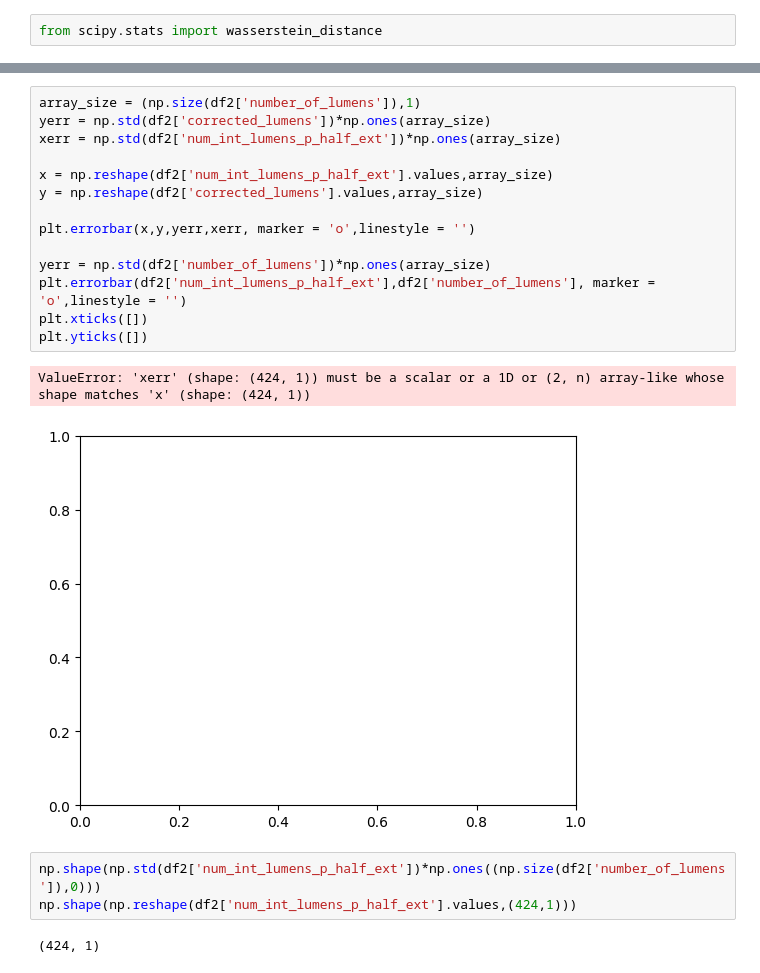
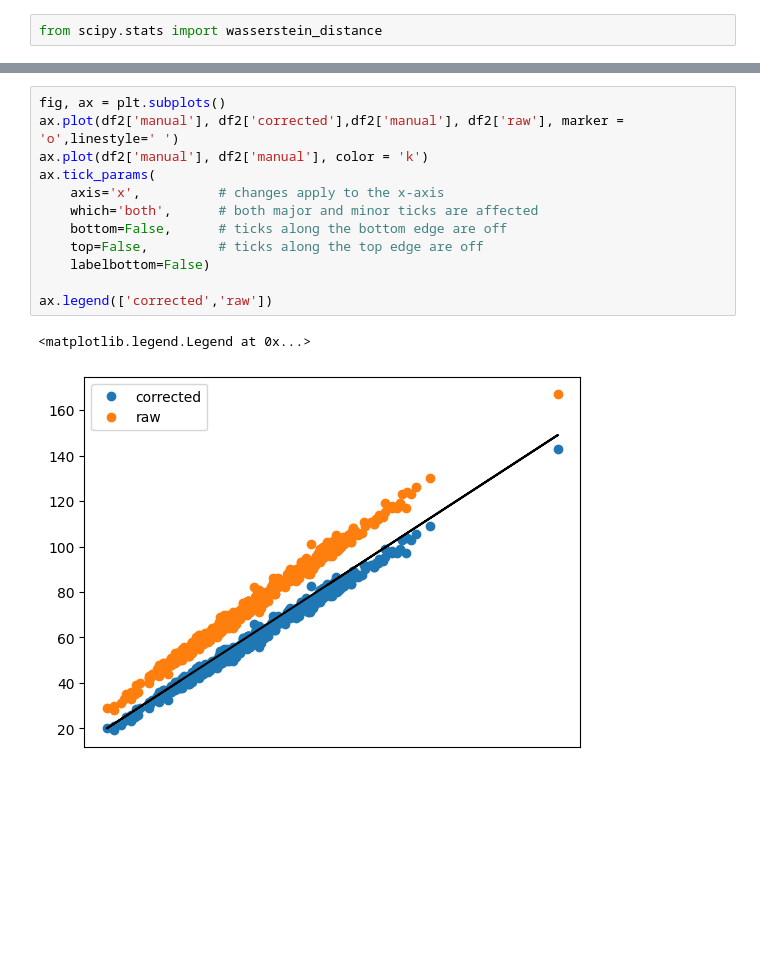
Before and after one commit to gsiraji/Minimal-Lung-Model, a Jupyter notebook: Image_Analysis/Analysis/Corrected_Lumen_Analysis.ipynb, the cells around one changed output, grey strips where cells are left out. Cells and saved outputs as stored; diff of their text form; blank space fills up the shorter version.

```diff
--- a/Image_Analysis/Analysis/Corrected_Lumen_Analysis.ipynb
+++ b/Image_Analysis/Analysis/Corrected_Lumen_Analysis.ipynb
@@ -72,22 +103,15 @@ df2[['error_corrected_count','error_original_count']].plot(marker = 'o',linestyl
-# %%
-array_size = (np.size(df2['number_of_lumens']),1)
-yerr = np.std(df2['corrected_lumens'])*np.ones(array_size)
-xerr = np.std(df2['num_int_lumens_p_half_ext'])*np.ones(array_size)
-
-x = np.reshape(df2['num_int_lumens_p_half_ext'].values,array_size)
-y = np.reshape(df2['corrected_lumens'].values,array_size)
-
-plt.errorbar(x,y,yerr,xerr, marker = 'o',linestyle = '')
-
-yerr = np.std(df2['number_of_lumens'])*np.ones(array_size)
-plt.errorbar(df2['num_int_lumens_p_half_ext'],df2['number_of_lumens'], marker = 'o',linestyle = '')
-plt.xticks([])
-plt.yticks([])
-# %% [output]
-ValueError: 'xerr' (shape: (424, 1)) must be a scalar or a 1D or (2, n) array-like whose shape matches 'x' (shape: (424, 1))
-[figure, removed]
-# %%
-np.shape(np.std(df2['num_int_lumens_p_half_ext'])*np.ones((np.size(df2['number_of_lumens']),0)))
-np.shape(np.reshape(df2['num_int_lumens_p_half_ext'].values,(424,1)))
-# %% [output]
-(424, 1)
+# %%
+fig, ax = plt.subplots()
+ax.plot(df2['manual'], df2['corrected'],df2['manual'], df2['raw'], marker = 'o',linestyle=' ')
+ax.plot(df2['manual'], df2['manual'], color = 'k')
+ax.tick_params(
+    axis='x',          # changes apply to the x-axis
+    which='both',      # both major and minor ticks are affected
+    bottom=False,      # ticks along the bottom edge are off
+    top=False,         # ticks along the top edge are off
+    labelbottom=False)
+
+ax.legend(['corrected','raw'])
+# %% [output]
+<matplotlib.legend.Legend at 0x...>
+[figure, added]
```
Also changed, not shown: parts of 10 cells of this notebook.
